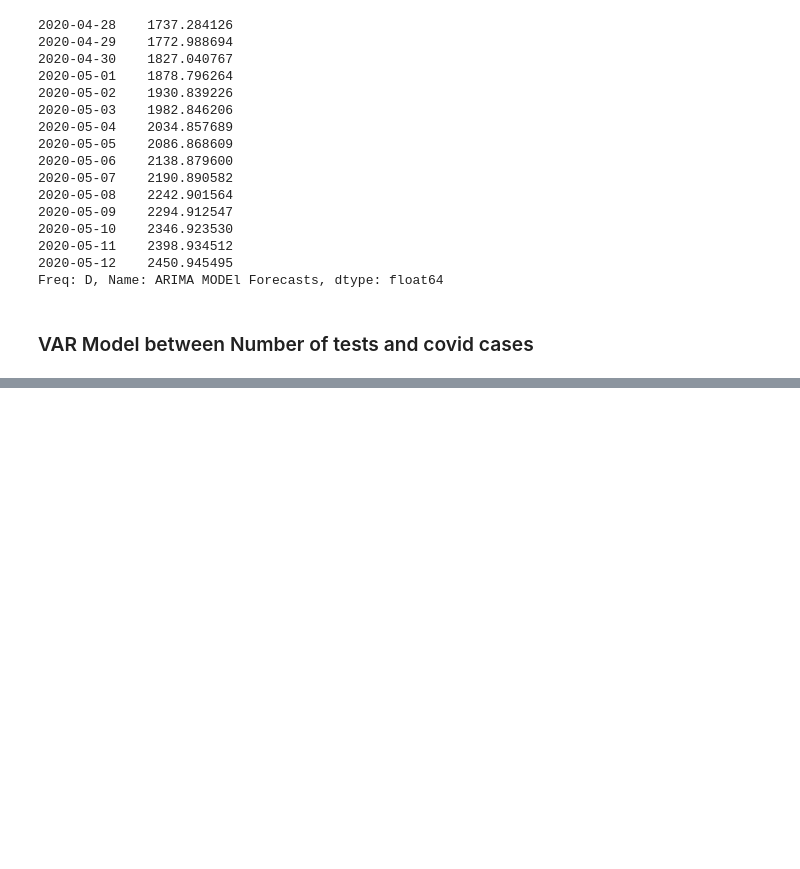
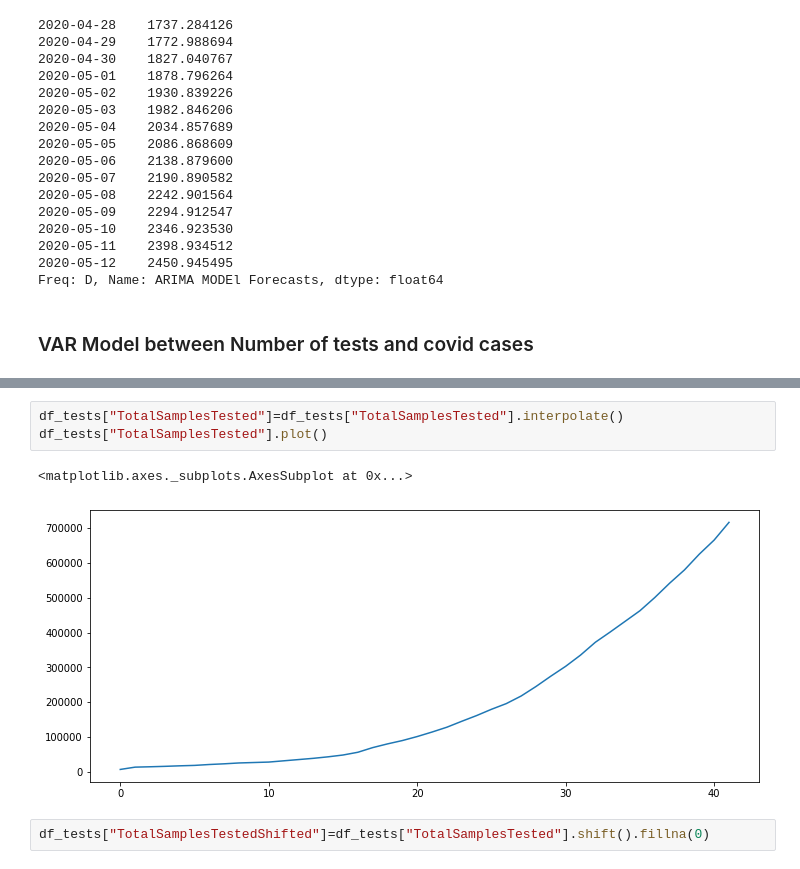
Before and after one commit to Nishant039/Covid-19-Forecasting-India, a Jupyter notebook: Covid-19 Total Cases Analysis.ipynb, the cells around one changed output, grey strips where cells are left out. Drawn from its saved outputs; the diff is of its cells as text; blank space fills up the shorter version.

```diff
--- a/Covid-19 Total Cases Analysis.ipynb
+++ b/Covid-19 Total Cases Analysis.ipynb
@@ -530,0 +520,8 @@ Freq: D, Name: ARIMA MODEl Forecasts, dtype: float64
+# %%
+df_tests["TotalSamplesTested"]=df_tests["TotalSamplesTested"].interpolate()
+df_tests["TotalSamplesTested"].plot()
+# %% [output]
+<matplotlib.axes._subplots.AxesSubplot at 0x...>
+[figure, added]
+# %%
+df_tests["TotalSamplesTestedShifted"]=df_tests["TotalSamplesTested"].shift().fillna(0)
```
Also changed, not shown: parts of 35 cells of this notebook.
